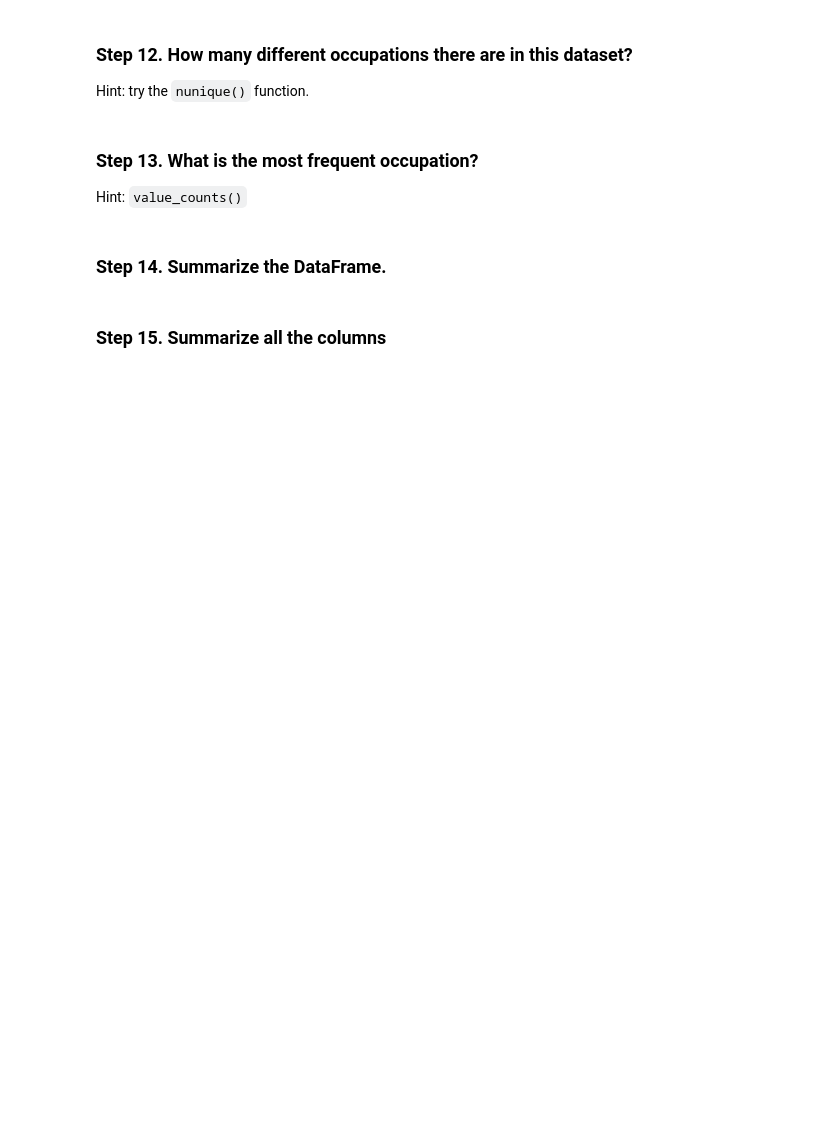
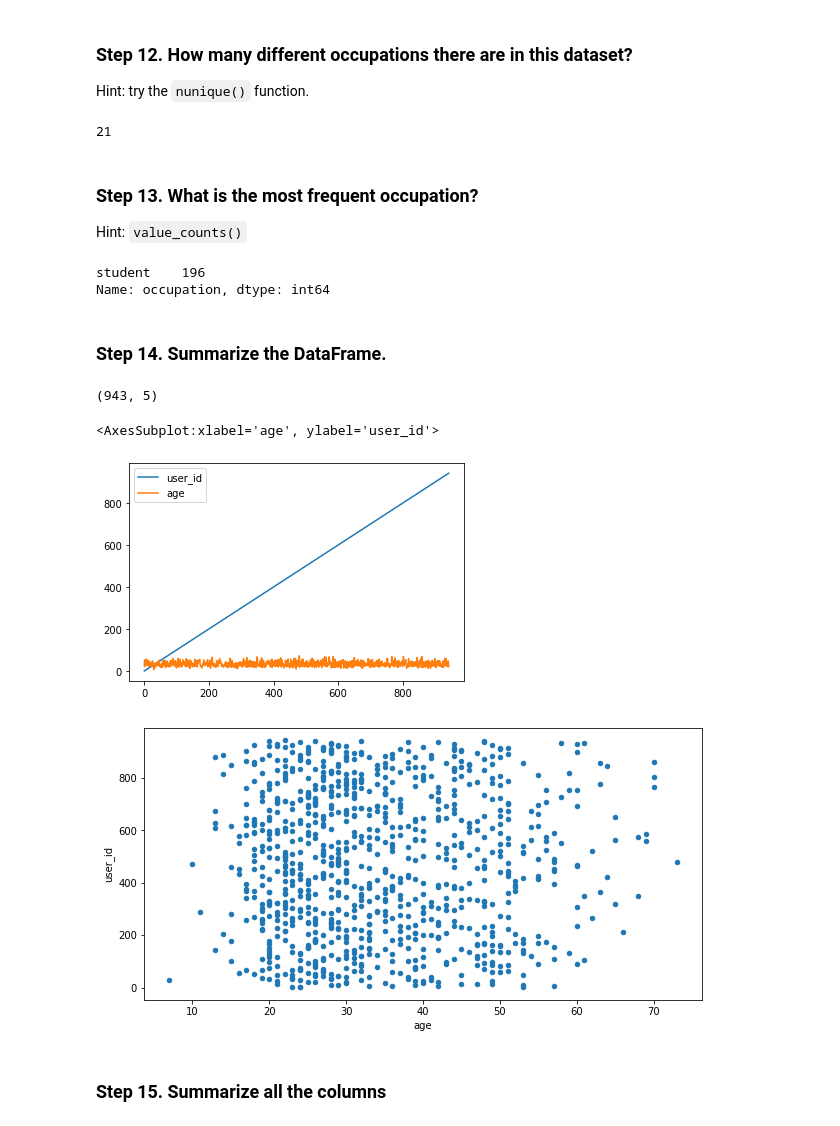
Before and after one commit to trenklem/DataScience21, a Jupyter notebook: Block_3/Assignments/Assignment_1.ipynb, the cells around one changed output. Saved outputs shown, nothing was run; the diff lists cells and outputs as text; code cells hidden in the pictures; blank space fills up the shorter version.

```diff
--- a/Block_3/Assignments/Assignment_1.ipynb
+++ b/Block_3/Assignments/Assignment_1.ipynb
@@ -33,10 +110,29 @@ Hint: this works like in NumPy
 # %% [markdown]
 ### Step 12. How many different occupations there are in this dataset?
 Hint: try the ``nunique()`` function.
+# %%
+data['occupation'].nunique()
+# %% [output]
+21
 # %% [markdown]
 ### Step 13. What is the most frequent occupation?
 Hint: ``value_counts()``
+# %%
+data['occupation'].value_counts().head(1)
+# %% [output]
+student    196
+Name: occupation, dtype: int64
 # %% [markdown]
 ### Step 14. Summarize the DataFrame.
+# %%
+print(data.shape)
+
+data.plot()
+data.plot.scatter('age','user_id',figsize=(10,5))
+# %% [output]
+(943, 5)
+<AxesSubplot:xlabel='age', ylabel='user_id'>
+[figure, added]
+[figure, added]
 # %% [markdown]
 ### Step 15. Summarize all the columns
```
Also changed, not shown: parts of 13 cells of this notebook, 2 other files.
